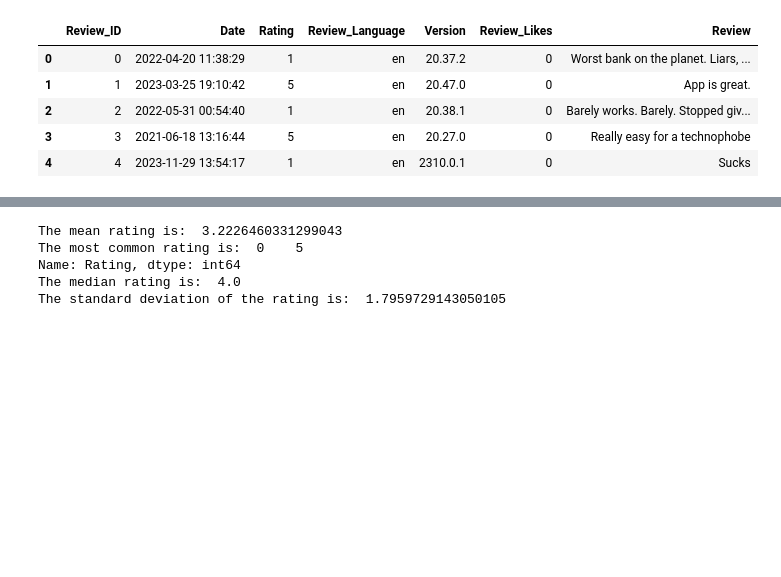
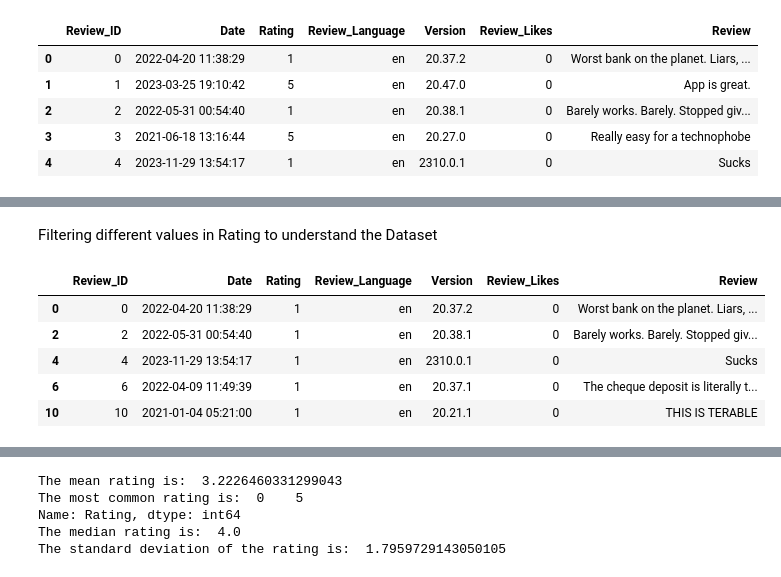
Before and after one commit to Jewels2001/ScotiabankDSD, a Jupyter notebook: Argho_Das_EDA_DSSD_Hackathon.ipynb, the cells around one changed output, grey strips where cells are left out. Drawn from its saved outputs; the diff is of its cells as text; code cells hidden in the pictures; blank space fills up the shorter version.

```diff
--- a/Argho_Das_EDA_DSSD_Hackathon.ipynb
+++ b/Argho_Das_EDA_DSSD_Hackathon.ipynb
@@ -26,0 +148,11 @@ dtype: object
+# %% [markdown]
+Filtering different values in Rating to understand the Dataset
+# %%
+df[df['Rating']==1].head()
+# %% [output]
+|  | Review_ID | Date | Rating | Review_Language | Version | Review_Likes | Review |
+| 0 | 0 | 2022-04-20 11:38:29 | 1 | en | 20.37.2 | 0 | Worst bank on the planet. Liars, ... |
+| 2 | 2 | 2022-05-31 00:54:40 | 1 | en | 20.38.1 | 0 | Barely works. Barely. Stopped giv... |
+| 4 | 4 | 2023-11-29 13:54:17 | 1 | en | 2310.0.1 | 0 | Sucks |
+| 6 | 6 | 2022-04-09 11:49:39 | 1 | en | 20.37.1 | 0 | The cheque deposit is literally t... |
+| 10 | 10 | 2021-01-04 05:21:00 | 1 | en | 20.21.1 | 0 | THIS IS TERABLE |
```
Also changed, not shown: parts of 33 cells of this notebook.
